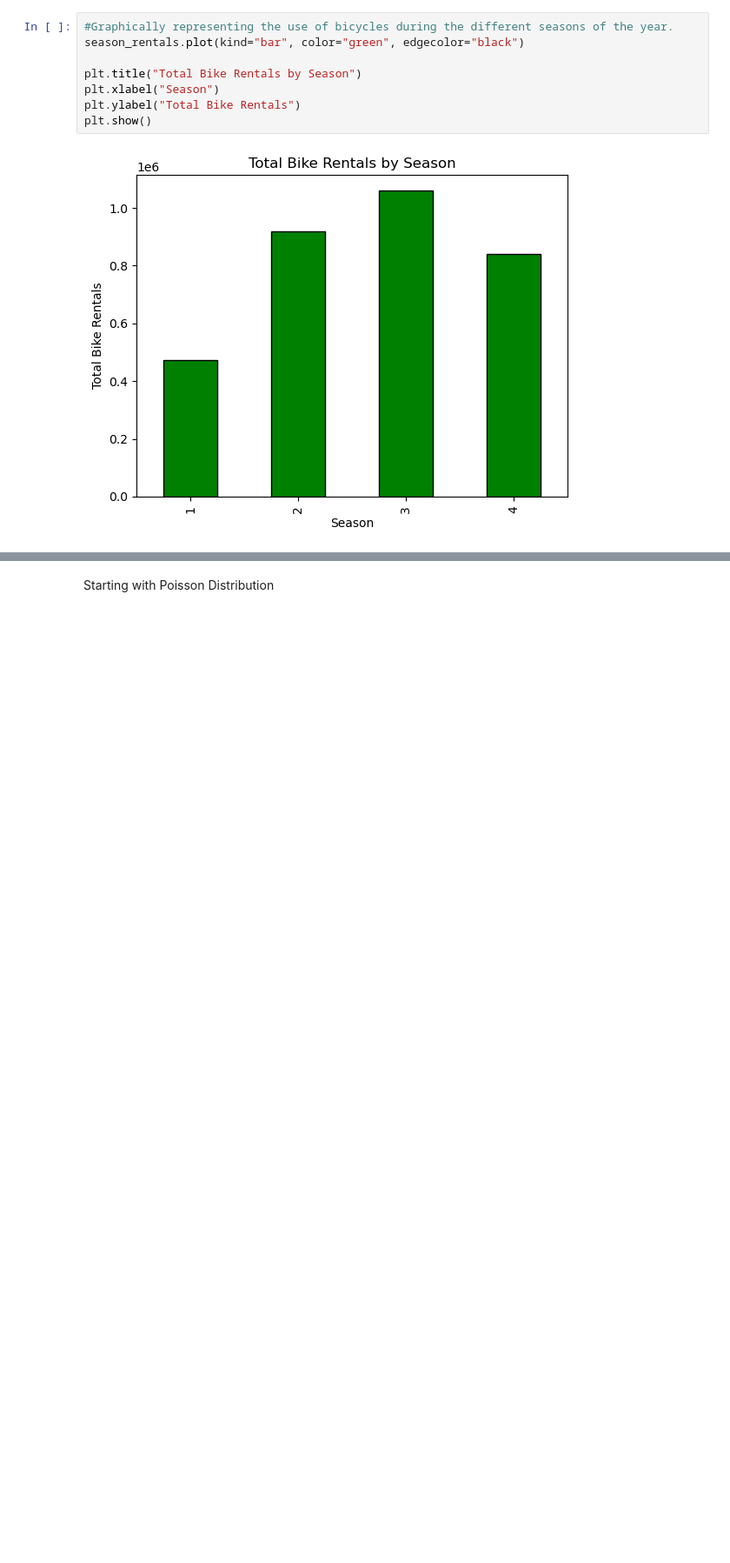
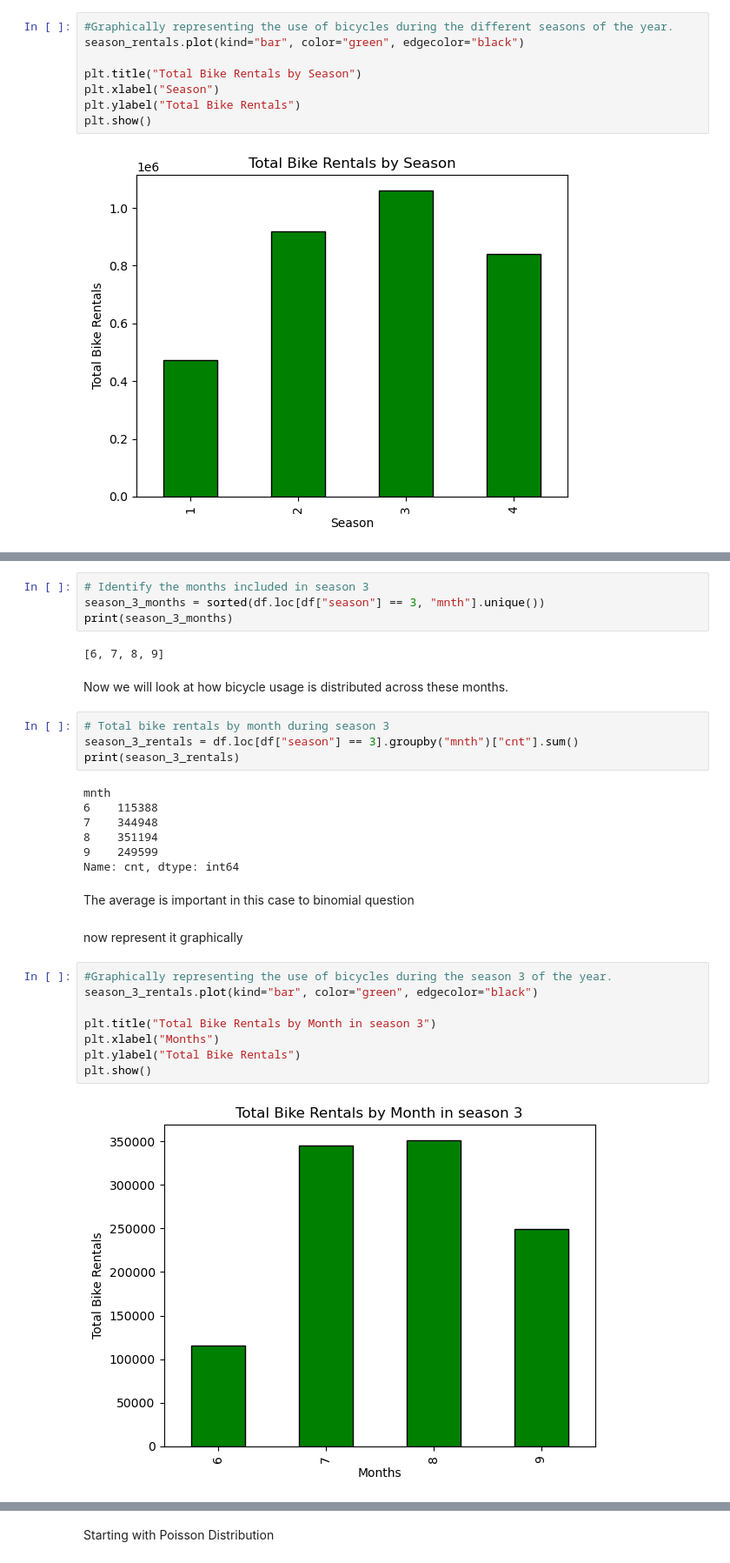
Before and after one commit to 2026623-Student/Statistical-Project, a Jupyter notebook: Bikes_Jupyter.ipynb, the cells around one changed output, grey strips where cells are left out. Shown at 87% size. Cells and saved outputs as stored; diff of their text form; blank space fills up the shorter version.

```diff
--- a/Bikes_Jupyter.ipynb
+++ b/Bikes_Jupyter.ipynb
@@ -296,0 +247,33 @@ summer_df.head()
+# %%
+# Identify the months included in season 3
+season_3_months = sorted(df.loc[df["season"] == 3, "mnth"].unique())
+print(season_3_months)
+# %% [output]
+[6, 7, 8, 9]
+# %% [markdown]
+Now we will look at how bicycle usage is distributed across these months.
+# %%
+# Total bike rentals by month during season 3
+season_3_rentals = df.loc[df["season"] == 3].groupby("mnth")["cnt"].sum()
+print(season_3_rentals)
+# %% [output]
+mnth
+6    115388
+7    344948
+8    351194
+9    249599
+Name: cnt, dtype: int64
+# %% [markdown]
+The average is important in this case to binomial question
+# %% [markdown]
+now represent it graphically
+# %%
+#Graphically representing the use of bicycles during the season 3 of the year.
+season_3_rentals.plot(kind="bar", color="green", edgecolor="black")
+
+plt.title("Total Bike Rentals by Month in season 3")
+plt.xlabel("Months")
+plt.ylabel("Total Bike Rentals")
+plt.show()
+# %% [output]
+[figure, added]
```
Also changed, not shown: parts of 21 cells of this notebook, 1 other file.
